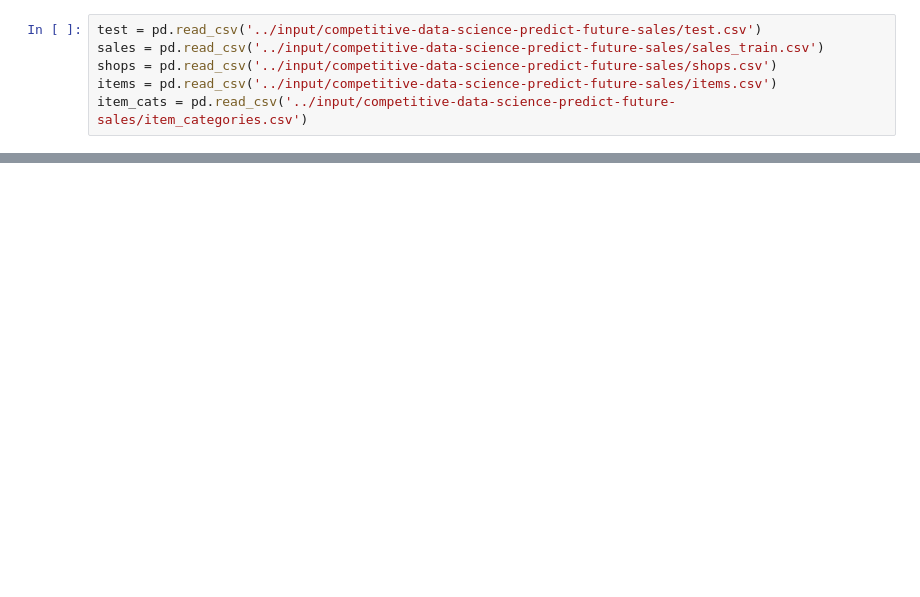
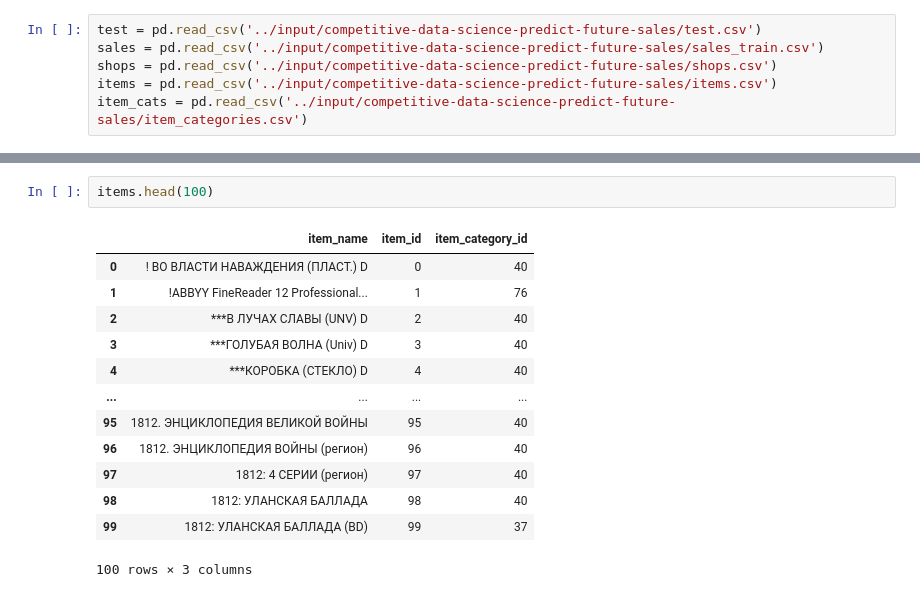
Before and after one commit to YMyuhei/FeaturePrediction_Kaggle, a Jupyter notebook: test-takahashi-matsunari-ver.ipynb, the cells around one changed output, grey strips where cells are left out. Cells and saved outputs as stored; diff of their text form; blank space fills up the shorter version.

```diff
--- a/test-takahashi-matsunari-ver.ipynb
+++ b/test-takahashi-matsunari-ver.ipynb
@@ -22,0 +64,16 @@ item_cats = pd.read_csv('../input/competitive-data-science-predict-future-sales/
+# %%
+items.head(100)
+# %% [output]
+|  | item_name | item_id | item_category_id |
+| 0 | ! ВО ВЛАСТИ НАВАЖДЕНИЯ (ПЛАСТ.) D | 0 | 40 |
+| 1 | !ABBYY FineReader 12 Professional... | 1 | 76 |
+| 2 | ***В ЛУЧАХ СЛАВЫ (UNV) D | 2 | 40 |
+| 3 | ***ГОЛУБАЯ ВОЛНА (Univ) D | 3 | 40 |
+| 4 | ***КОРОБКА (СТЕКЛО) D | 4 | 40 |
+| ... | ... | ... | ... |
+| 95 | 1812. ЭНЦИКЛОПЕДИЯ ВЕЛИКОЙ ВОЙНЫ | 95 | 40 |
+| 96 | 1812. ЭНЦИКЛОПЕДИЯ ВОЙНЫ (регион) | 96 | 40 |
+| 97 | 1812: 4 СЕРИИ (регион) | 97 | 40 |
+| 98 | 1812: УЛАНСКАЯ БАЛЛАДА | 98 | 40 |
+| 99 | 1812: УЛАНСКАЯ БАЛЛАДА (BD) | 99 | 37 |
+100 rows × 3 columns
```
Also changed, not shown: parts of 5 cells of this notebook.
